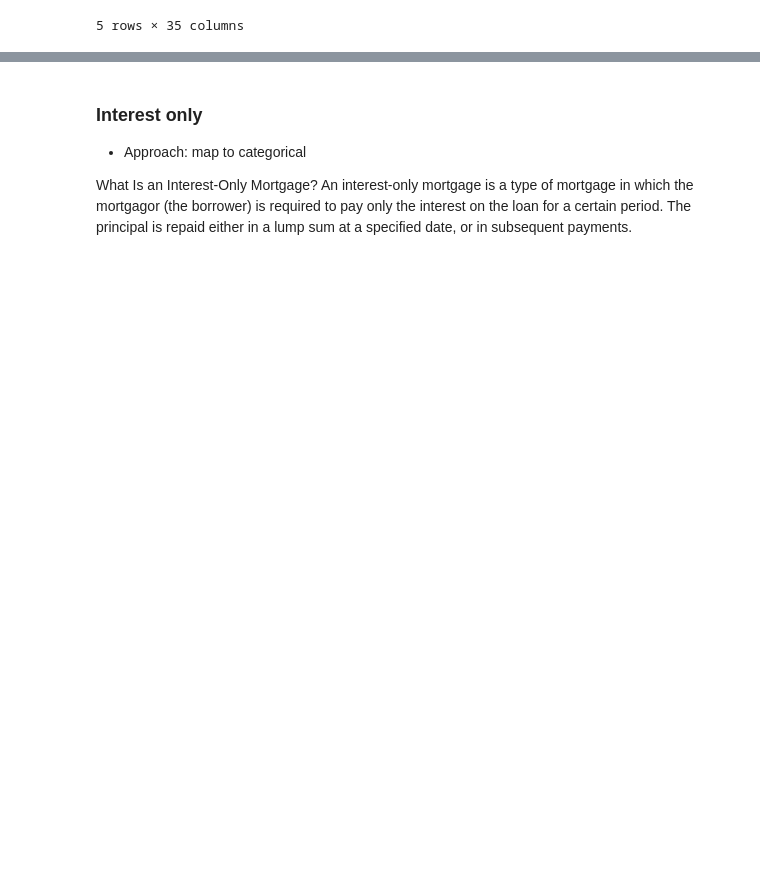
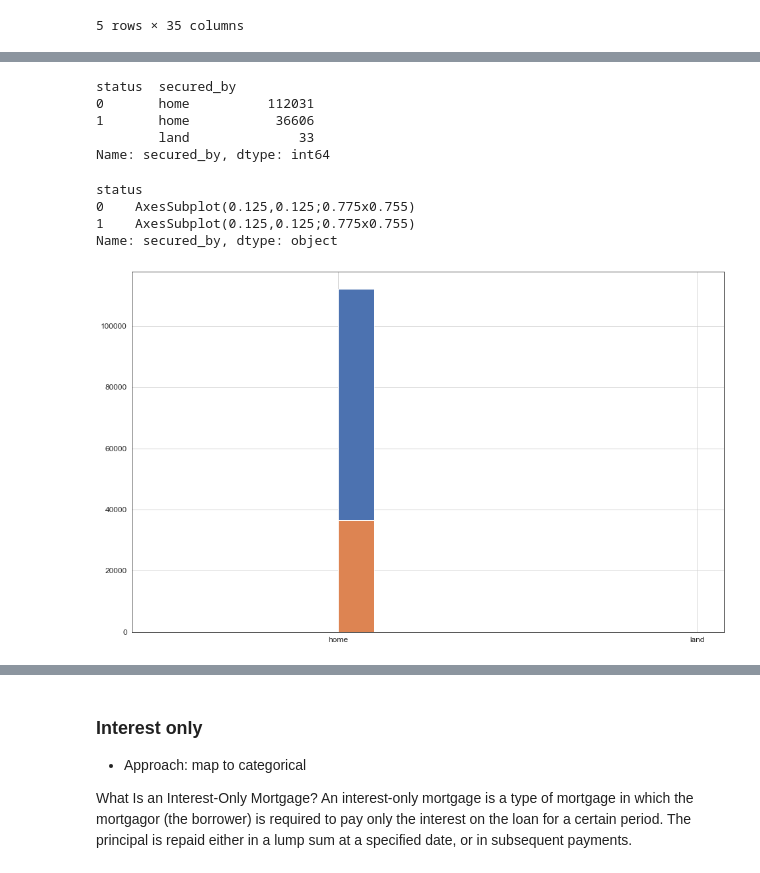
Before and after one commit to csanry/aml, a Jupyter notebook: notebooks/preprocessing.ipynb, the cells around one changed output, grey strips where cells are left out. Cells and saved outputs as stored; diff of their text form; code cells hidden in the pictures; blank space fills up the shorter version.

```diff
--- a/notebooks/preprocessing.ipynb
+++ b/notebooks/preprocessing.ipynb
@@ -144,0 +150,20 @@ secured_by                       0
+# %%
+df = df.drop(columns=['unnamed:_0', 'id', 'year', 'interest_rate_spread'])
+
+df = df.drop(columns=['secured_by', ])
+# %%
+df.groupby(TARGET)['secured_by'].value_counts()
+# %% [output]
+status  secured_by
+0       home          112031
+1       home           36606
+        land              33
+Name: secured_by, dtype: int64
+# %%
+df.groupby(TARGET)['secured_by'].hist()
+# %% [output]
+status
+0    AxesSubplot(0.125,0.125;0.775x0.755)
+1    AxesSubplot(0.125,0.125;0.775x0.755)
+Name: secured_by, dtype: object
+[figure, added]
```
Also changed, not shown: parts of 55 cells of this notebook.
